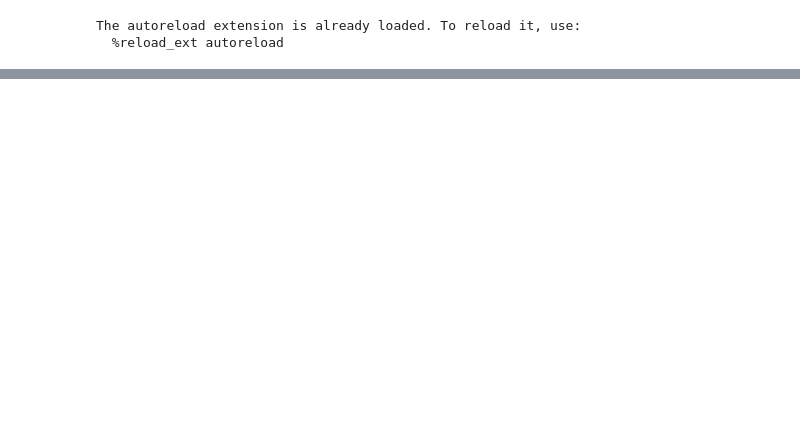
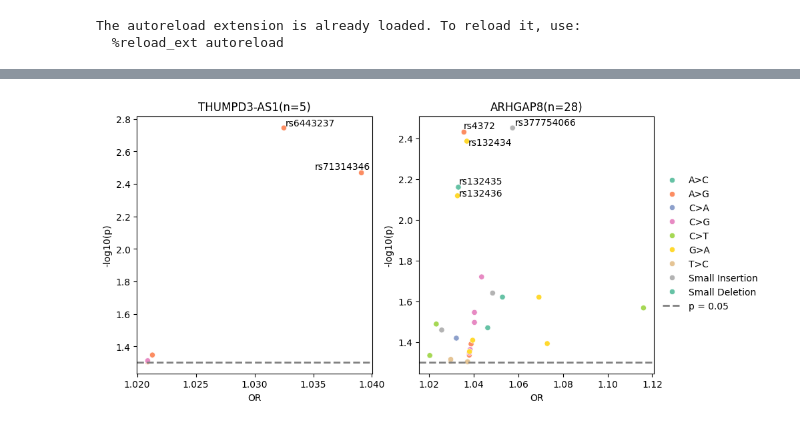
Before and after one commit to thelingxichen/CERNATAX, a Jupyter notebook: run_scz.ipynb, the cells around one changed output, grey strips where cells are left out. Cells and saved outputs as stored; diff of their text form; code cells hidden in the pictures; blank space fills up the shorter version.

```diff
--- a/run_scz.ipynb
+++ b/run_scz.ipynb
@@ -287,0 +324,25 @@ corr_df
+# %%
+%autoreload
+import numpy as np
+
+# modify headers and texts in GWAS_gene_snp_df for visualization
+targets = ['ARHGAP8','THUMPD3-AS1','has-miR-485']
+GWAS_gene_snp_df['-log10(p)'] = -np.log10(GWAS_gene_snp_df['P'])
+GWAS_gene_snp_df['Gene'] = GWAS_gene_snp_df['gene'].apply(lambda gs: ''.join([g if g in targets else '' for g in gs]))
+GWAS_gene_snp_df = GWAS_gene_snp_df[GWAS_gene_snp_df['Gene'] != '']
+GWAS_gene_snp_df['type'] = GWAS_gene_snp_df['A1'].str.upper() + '>' + GWAS_gene_snp_df['A2'].str.upper()
+mymap = {'T>TATGA': 'Small Insertion', 'G>GCT': 'Small Insertion',
+         'CTT>C': 'Small Deletion', 'CTGGTACAGAGCCCAG>C': 'Small Deletion',
+         'A>AC': 'Small Insertion'}
+GWAS_gene_snp_df['SNP Type'] = GWAS_gene_snp_df['type'].apply(lambda x: mymap.get(x, x))
+GWAS_gene_snp_df = GWAS_gene_snp_df.sort_values(by=['SNP Type'])
+
+
+# set interested ceRNAs to plot
+ceRNA_list = ['THUMPD3-AS1', 'ARHGAP8']
+# set the output file
+out_fn = 'GWAS.pdf'
+# plot the gene GWAS SNP hits
+cernatax.plot_gene_GWAS_SNP(GWAS_gene_snp_df, gene_count, ceRNA_list, out_fn)
+# %% [output]
+[figure, added]
```
Also changed, not shown: parts of 25 cells of this notebook, 2 other files.
